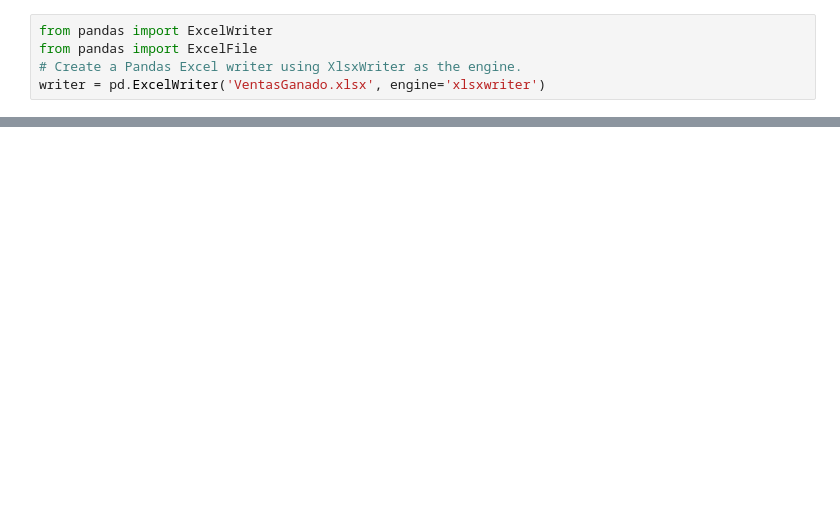
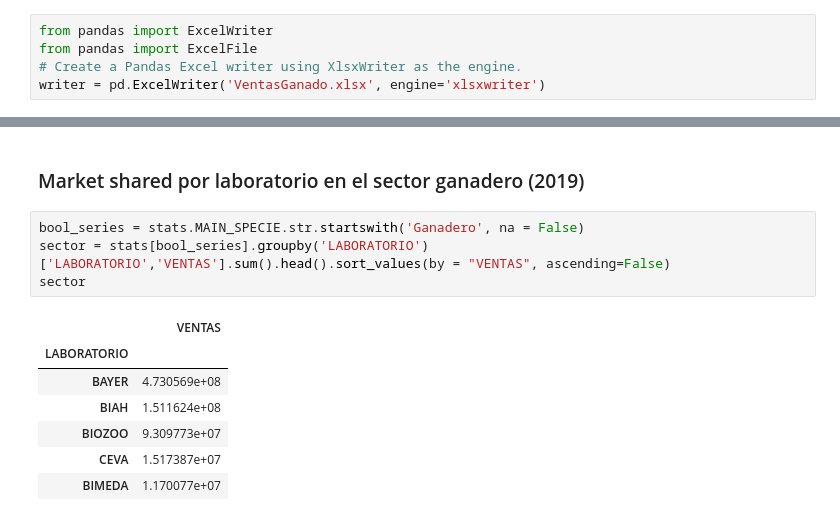
Before and after one commit to ruralkan/gabEsp, a Jupyter notebook: InfoGanadero/informeGanadero.ipynb, the cells around one changed output, grey strips where cells are left out. Drawn from its saved outputs; the diff is of its cells as text; blank space fills up the shorter version.

```diff
--- a/InfoGanadero/informeGanadero.ipynb
+++ b/InfoGanadero/informeGanadero.ipynb
@@ -208,0 +105,14 @@ writer.save()
+# %% [markdown]
+### Market shared por laboratorio en el sector ganadero (2019)
+# %%
+bool_series = stats.MAIN_SPECIE.str.startswith('Ganadero', na = False)
+sector = stats[bool_series].groupby('LABORATORIO')['LABORATORIO','VENTAS'].sum().head().sort_values(by = "VENTAS", ascending=False)
+sector
+# %% [output]
+|  | VENTAS |
+| LABORATORIO |  |
+| BAYER | 4.730569e+08 |
+| BIAH | 1.511624e+08 |
+| BIOZOO | 9.309773e+07 |
+| CEVA | 1.517387e+07 |
+| BIMEDA | 1.170077e+07 |
```
Also changed, not shown: parts of 64 cells of this notebook, 9 other files.
